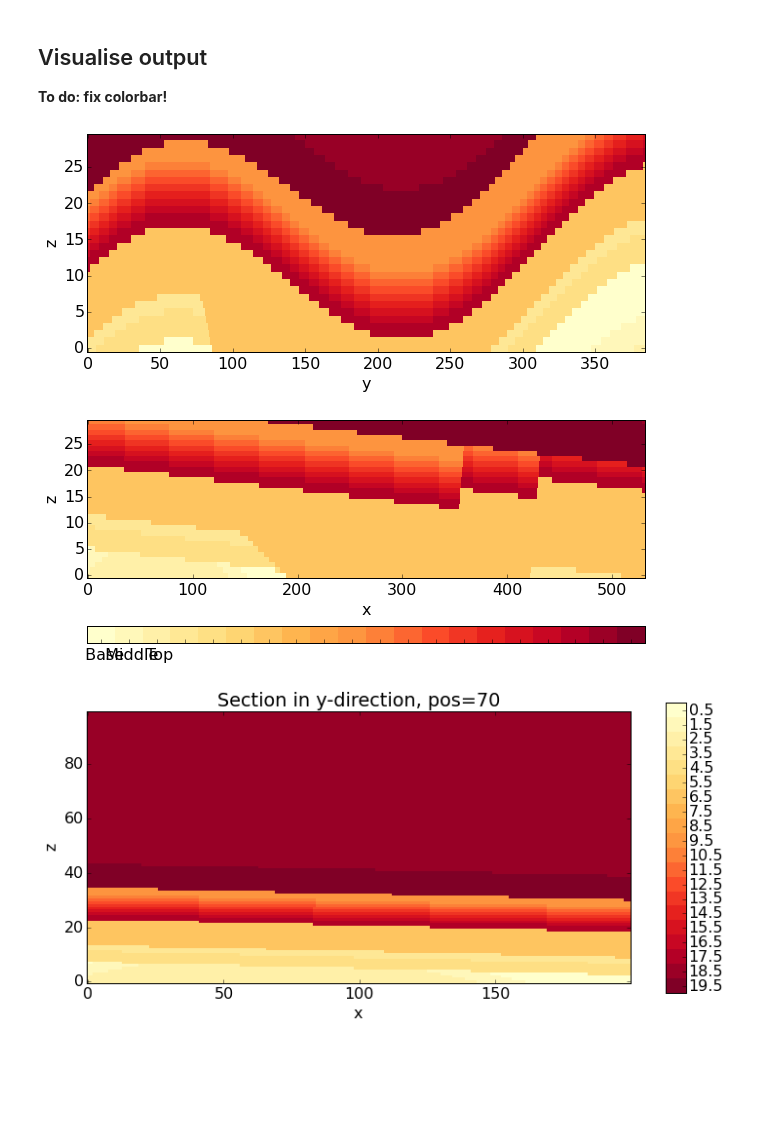
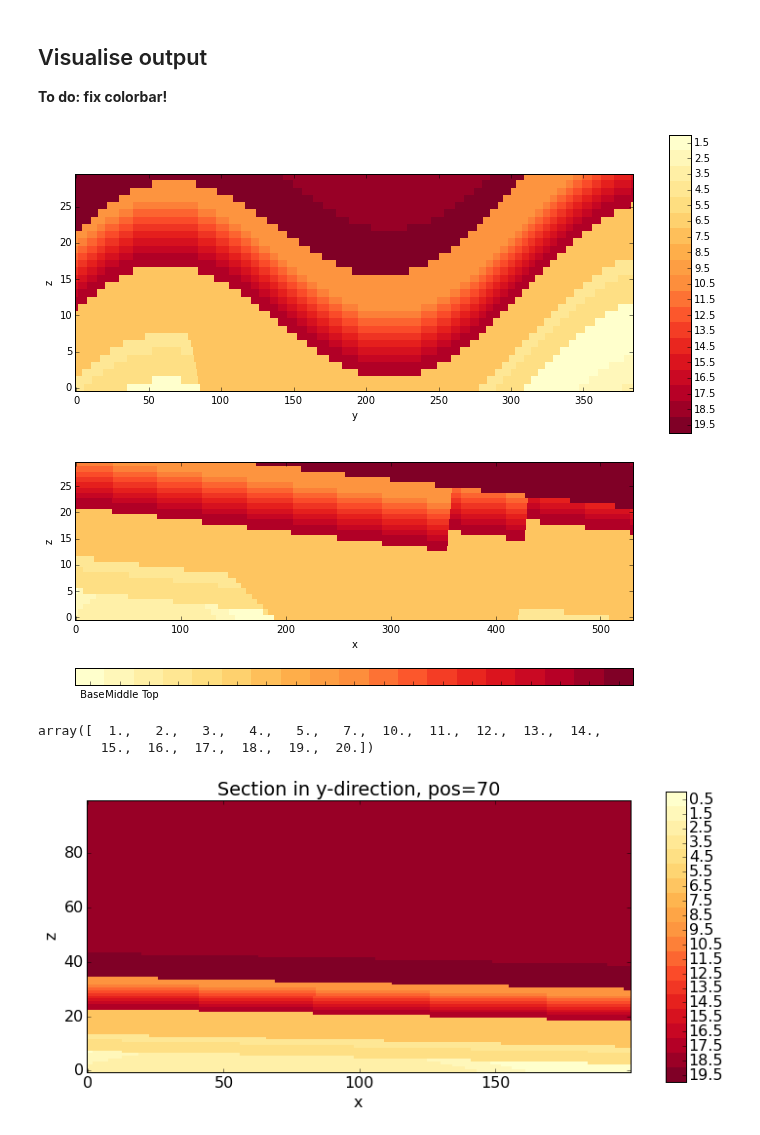
Before and after one commit to cgre-aachen/pynoddy, a Jupyter notebook: docs/notebooks/Gippsland-Basin-V4.ipynb, the cells around one changed output. Saved outputs shown, nothing was run; the diff lists cells and outputs as text; code cells hidden in the pictures; blank space fills up the shorter version.

```diff
--- a/docs/notebooks/Gippsland-Basin-V4.ipynb
+++ b/docs/notebooks/Gippsland-Basin-V4.ipynb
@@ -91,18 +93,24 @@ PO = pynoddy.output.NoddyOutput(out)
 # %%
 # create section plots in axes diretions:
 PO.plot_section('x', ve = 5.,
                 cmap = 'YlOrRd',
                 title = '',
-                colorbar = False,
-                layer_labels = PH.model_stratigraphy)
+                colorbar = True)
+                # layer_labels = PH.model_stratigraphy)
 PO.plot_section('y', position = 100, ve = 5.,
                 cmap = 'YlOrRd',
                 title = '',
                 colorbar_orientation = 'horizontal',
                 layer_labels = PH.model_stratigraphy)
 # %% [output]
-[figure, old version]
+[figure, new version]
-[figure, old version]
+[figure, new version]
+# %%
+import numpy as np
+np.unique(PO.block)
+# %% [output]
+array([  1.,   2.,   3.,   4.,   5.,   7.,  10.,  11.,  12.,  13.,  14.,
+        15.,  16.,  17.,  18.,  19.,  20.])
 # %%
 PO.plot_section('y')
 # %% [output]
```
Also changed, not shown: parts of 3 cells of this notebook, 18 other files.
